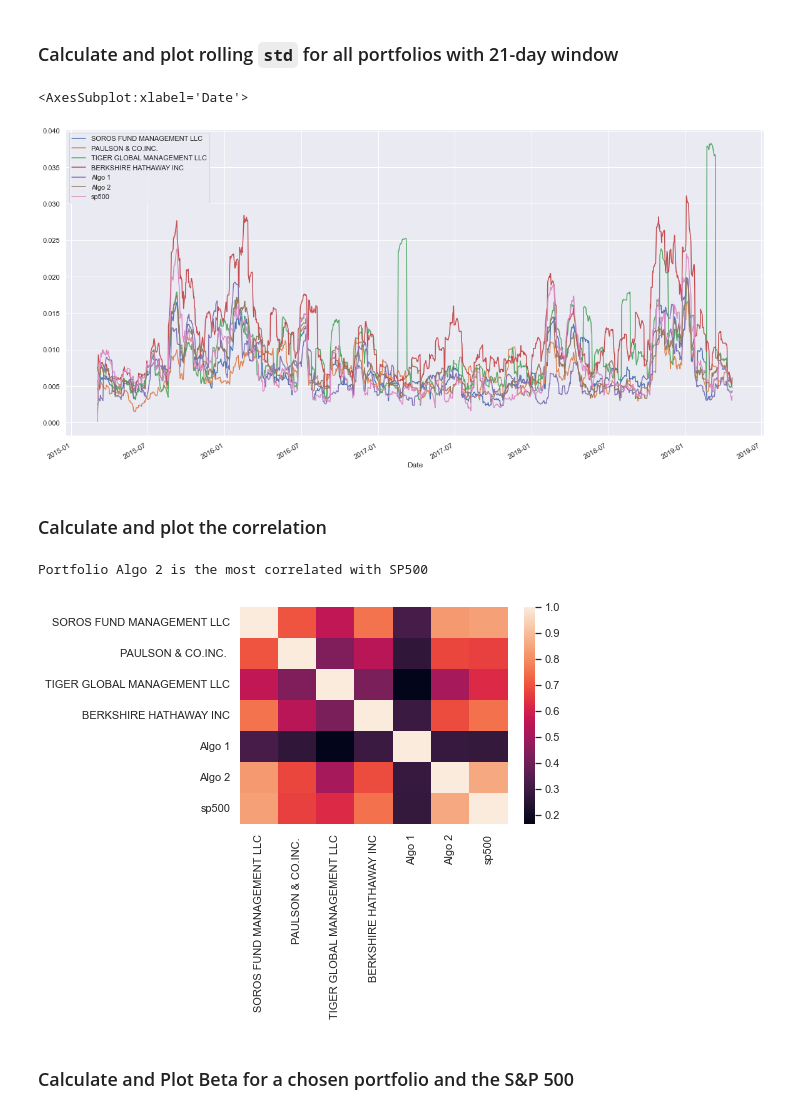
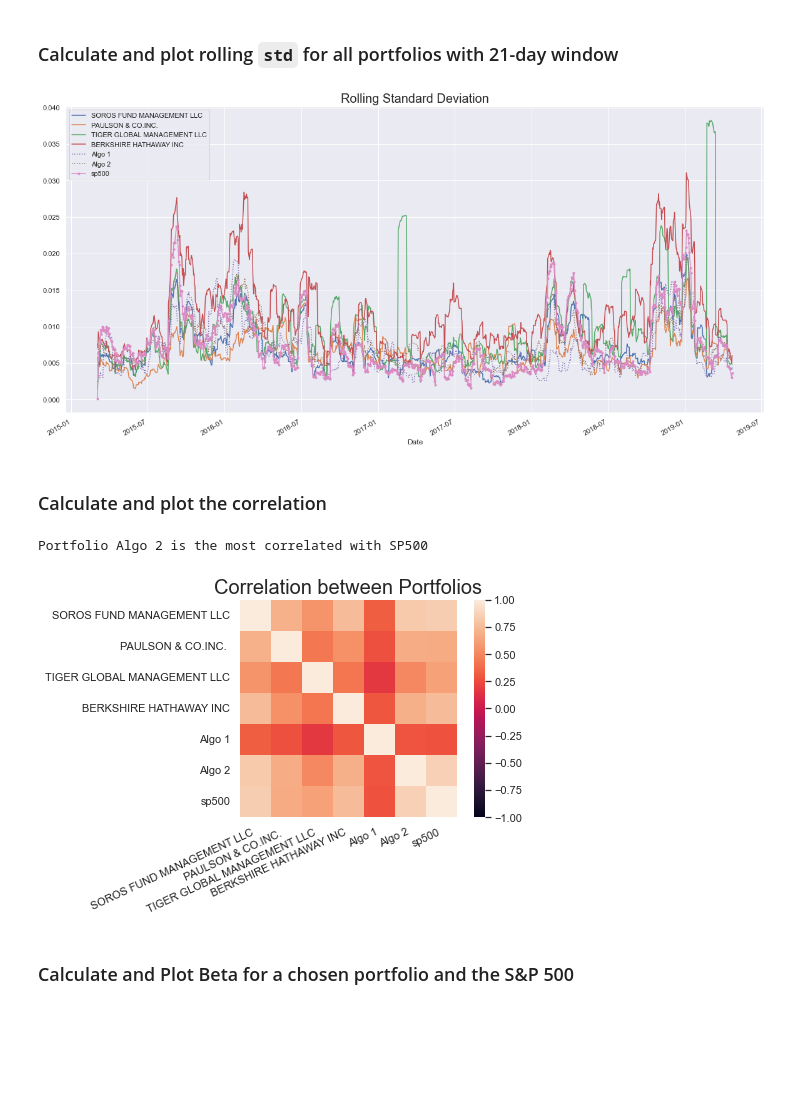
Before and after one commit to senalba/python-homework, a Jupyter notebook: 04-Pandas/whale_analysis.ipynb, the cells around one changed output. Cells and saved outputs as stored; diff of their text form; code cells hidden in the pictures; blank space fills up the shorter version.

```diff
--- a/04-Pandas/whale_analysis.ipynb
+++ b/04-Pandas/whale_analysis.ipynb
@@ -260,30 +270,47 @@ Risk changes over time. Analyze the rolling statistics for Risk and Beta.
 ### Calculate and plot rolling `std` for all portfolios with 21-day window
 # %%
 # Calculate the rolling standard deviation for all portfolios using a 21-day window
-window = pd.Timedelta(21, unit="d")
+window_21 = pd.Timedelta(21, unit="d")
 
-rolling_std = daily_returns.rolling(window).std()
+rolling_std = daily_returns.rolling(window_21).std()
+
 # Plot the rolling standard deviation
-rolling_std.plot(figsize=(20, 10), legend=True)
+ax = rolling_std.plot(figsize=(20, 10),
+                    style=['-','-','-','-',':',':','.-'],
+                    legend=True)
+ax.set_title('Rolling Standard Deviation',
+            fontsize=20)
+None
 # %% [output]
-<AxesSubplot:xlabel='Date'>
-[figure, old version]
+[figure, new version]
 # %% [markdown]
 ### Calculate and plot the correlation
 # %%
 # Calculate the correlation
-portfolio_correlation = daily_returns.corr()
-# Display de correlation matrix
-sns.heatmap(portfolio_correlation,
-        xticklabels=portfolio_correlation.columns,
-        yticklabels=portfolio_correlation.columns)
 
+def plot_correlation(daily_returns):
+
+    portfolio_correlation = daily_returns.corr()
+    # Display de correlation matrix
+    ax = sns.heatmap(portfolio_correlation,
+                    xticklabels=portfolio_correlation.columns,
+                    yticklabels=portfolio_correlation.columns,
+                    vmin=-1,
+                    vmax=1,
+                    square=True)
+
+    ax.set_title('Correlation between Portfolios', fontsize=20)
+    ax.set_xticklabels(ax.get_xticklabels(), rotation=25, horizontalalignment='right')
+    return portfolio_correlation
+
+portfolio_correlation = plot_correlation(daily_returns)
+# we get index and key for the portfolio that is the most correlated with S&P500
 idx_best = portfolio_correlation.loc['sp500', portfolio_correlation.keys() != 'sp500'].argmax()
 key_best = daily_returns.keys()[idx_best]
 print(f'Portfolio {key_best} is the most correlated with SP500')
 # %% [output]
 Portfolio Algo 2 is the most correlated with SP500
-[figure, old version]
+[figure, new version]
 # %% [markdown]
 ### Calculate and Plot Beta for a chosen portfolio and the S&P 500
 # %%
```
Also changed, not shown: parts of 33 cells of this notebook, 7 other files.
